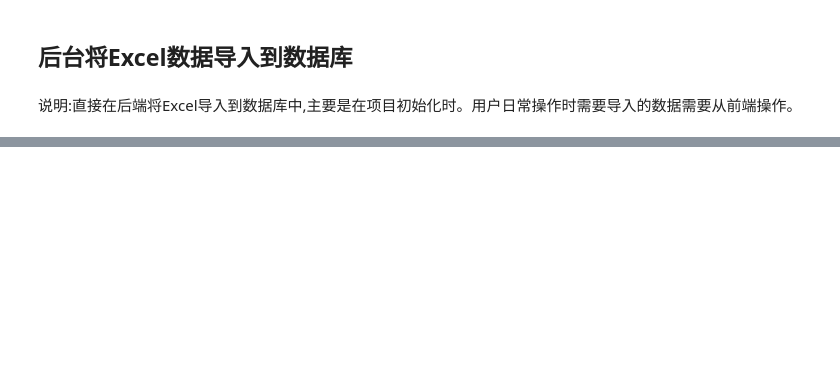
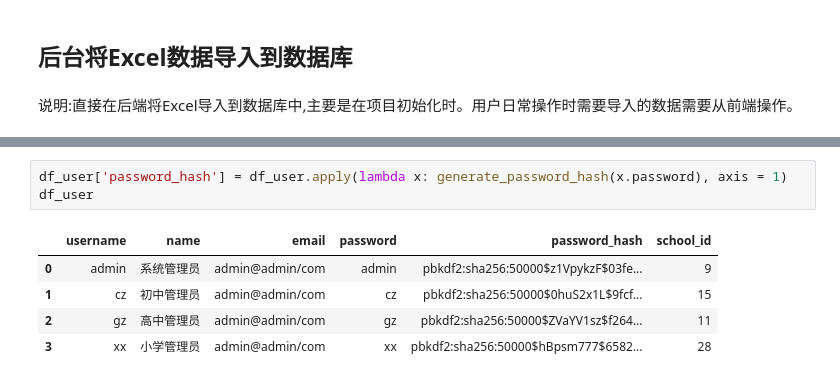
Before and after one commit to esun6060996/epmflask, a Jupyter notebook: ExcelTodb.ipynb, the cells around one changed output, grey strips where cells are left out. Drawn from its saved outputs; the diff is of its cells as text; blank space fills up the shorter version.

```diff
--- a/ExcelTodb.ipynb
+++ b/ExcelTodb.ipynb
@@ -39,0 +102,9 @@ df.to_sql('schools',con=engine,if_exists='replace',index=True)
+# %%
+df_user['password_hash'] = df_user.apply(lambda x: generate_password_hash(x.password), axis = 1)
+df_user
+# %% [output]
+|  | username | name | email | password | password_hash | school_id |
+| 0 | admin | 系统管理员 | admin@admin/com | admin | pbkdf2:sha256:50000$z1VpykzF$03fe... | 9 |
+| 1 | cz | 初中管理员 | admin@admin/com | cz | pbkdf2:sha256:50000$0huS2x1L$9fcf... | 15 |
+| 2 | gz | 高中管理员 | admin@admin/com | gz | pbkdf2:sha256:50000$ZVaYV1sz$f264... | 11 |
+| 3 | xx | 小学管理员 | admin@admin/com | xx | pbkdf2:sha256:50000$hBpsm777$6582... | 28 |
```
Also changed, not shown: parts of 14 cells of this notebook, 7 other files.
